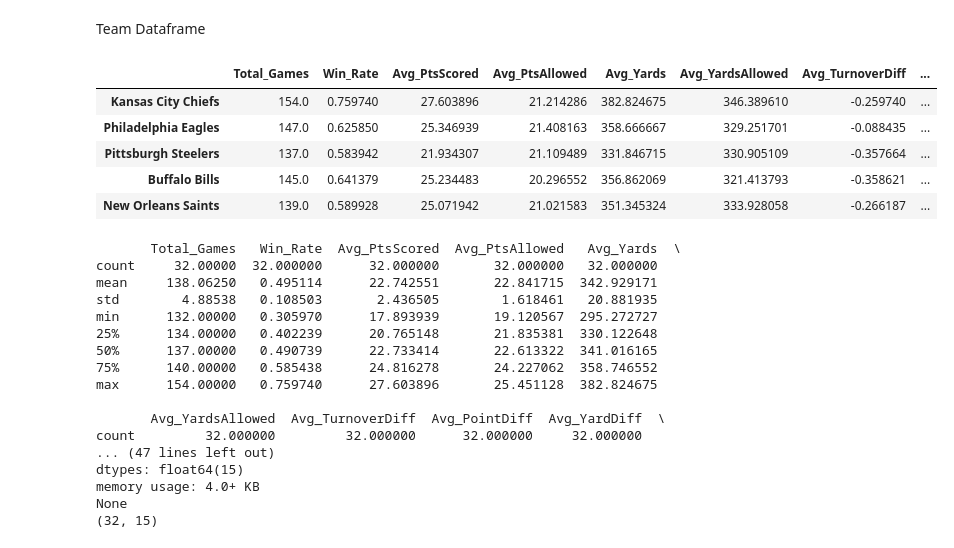
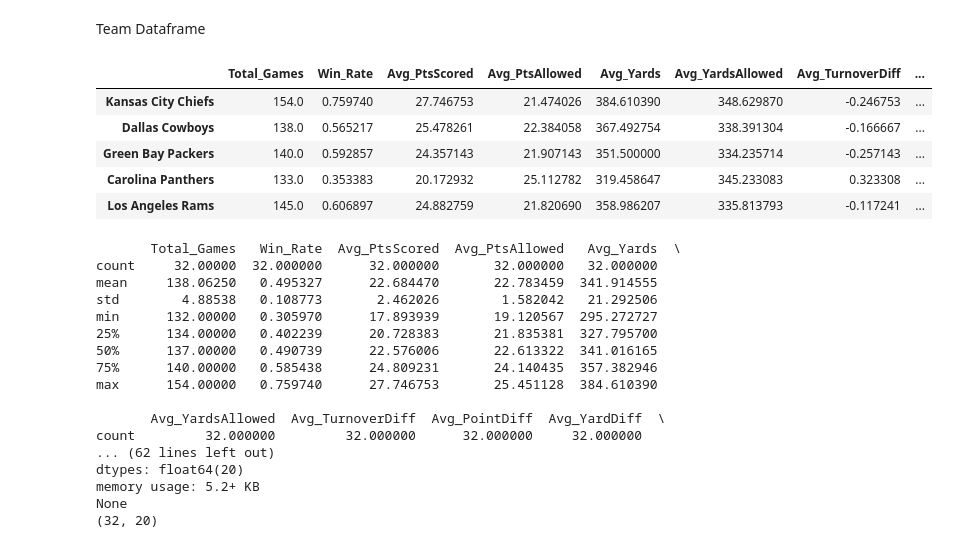
Before and after one commit to JonathanK556/NFL-Model, a Jupyter notebook: Data_Wrangling.ipynb, the cells around one changed output. Cells and saved outputs as stored; diff of their text form; code cells hidden in the pictures.

Commit message:
Updated data wrangling

```diff
--- a/Data_Wrangling.ipynb
+++ b/Data_Wrangling.ipynb
@@ -410,12 +422,19 @@ print(NFL["Winner"].unique())
  'Jacksonville Jaguars']
 # %% [markdown]
 Team Dataframe
+# %%
+# Make sure NFL DataFrame is sorted by Date (ascending or descending)
+NFL.index = pd.to_datetime(NFL.index)  # Convert the index (Date) to datetime, if it's not already
+
+# Sort the DataFrame by the Date index (ascending or descending)
+NFL = NFL.sort_index(ascending=True)
 # %%
 # Initialize an empty DataFrame to hold the stats
 team_stats = pd.DataFrame(columns=[
     'Total_Games', 'Win_Rate', 'Avg_PtsScored', 'Avg_PtsAllowed', 'Avg_Yards', 'Avg_YardsAllowed', 'Avg_TurnoverDiff',
     'Avg_PointDiff', 'Avg_YardDiff',
-    'Home_PtsScored', 'Away_PtsScored', 'Home_Yards', 'Away_Yards', 'Home_Turnover', 'Away_Turnover'
+    'Home_PtsScored', 'Away_PtsScored', 'Home_Yards', 'Away_Yards', 'Home_Turnover', 'Away_Turnover',
+    'Last5_Win_Rate', 'Last5_Avg_PtsScored', 'Last5_Avg_PtsAllowed', 'Last5_Avg_TurnoverDiff', 'Last5_Avg_PointDiff'
 ])
 
 # Iterate through each team
@@ -437,14 +456,14 @@ for team in NFL['Winner'].unique():
     sum_yard_diff_win = win_games['YardDiff'].sum()  # Sum yard diff in wins
 
     # Stats where the team was the loser
-    loss_games = NFL[(NFL['Loser'] == team) | (NFL['Winner'] == team) & (NFL['Tie'] == True)]
+    loss_games = NFL[(NFL['Loser'] == team) & (NFL['Tie'] == False)]
     sum_pts_scored_loss = loss_games['PtsL'].sum()  # Sum points scored in losses
     sum_pts_allowed_loss = loss_games['PtsW'].sum()  # Sum points allowed in losses
     sum_yards_loss = loss_games['YdsL'].sum()  # Sum yards scored in losses
     sum_yards_allowed_loss = loss_games['YdsW'].sum()  # Sum yards allowed in losses
     sum_turnover_diff_loss = (-loss_games['TurnoverDiff'].sum())  # Sum turnover diff in losses
     sum_point_diff_loss = (-loss_games['PointDiff'].sum())  # Sum point diff in losses
-    sum_yard_diff_loss = (-loss_games['YardDiff'].sum())  # sum yard diff in losses
+    sum_yard_diff_loss = (-loss_games['YardDiff'].sum())  # Sum yard diff in losses
 
     #Games where team was Home and Away
     home_games_team = NFL[((NFL['Home'] == True) & (NFL['Winner'] == team)) | ((NFL['Home'] == False) & (NFL['Loser'] == team))]
@@ -472,39 +491,50 @@ for team in NFL['Winner'].unique():
         away_games_team[away_games_team['Loser'] == team]['YdsL']
     ]).mean() if len(home_games_team) > 0 else 0)
     home_turnover =  (
     pd.concat([
         home_games_team[home_games_team['Winner'] == team]['TOW'],
         home_games_team[home_games_team['Loser'] == team]['TOL']
     ]).mean() if len(home_games_team) > 0 else 0)
     away_turnover =  (
     pd.concat([
         away_games_team[away_games_team['Winner'] == team]['TOW'],
         away_games_team[away_games_team['Loser'] == team]['TOL']
     ]).mean() if len(home_games_team) > 0 else 0)
 
+    # Last 5 games stats
+    last5_games = NFL[(NFL['Winner'] == team) | (NFL['Loser'] == team)].tail(5)
+    last5_win_rate = len(last5_games[last5_games['Winner'] == team]) / len(last5_games)
+    last5_pts_scored = last5_games['PtsW'].mean() if len(last5_games) > 0 else 0
+    last5_pts_allowed = last5_games['PtsL'].mean() if len(last5_games) > 0 else 0
+    last5_turnover_diff = last5_games['TurnoverDiff'].mean() if len(last5_games) > 0 else 0
+    last5_point_diff = last5_games['PointDiff'].mean() if len(last5_games) > 0 else 0
+
+
     # Add all stats to the new dataframe
     team_stats.loc[team] = [
         total_games, win_rate,
         (sum_pts_scored_win + sum_pts_scored_loss) / total_games,  # Average points scored across wins and losses
         (sum_pts_allowed_win + sum_pts_allowed_loss) / total_games,  # Average points allowed across wins and losses
         (sum_yards_win + sum_yards_loss) / total_games,  # Average yards across wins and losses
         (sum_yards_allowed_win + sum_yards_allowed_loss) / total_games,  # Average yards allowed across wins and losses
         (sum_turnover_diff_win + sum_turnover_diff_loss) / total_games,  # Average turnover diff across wins and losses
         (sum_point_diff_win + sum_point_diff_loss) / total_games,  # Average point diff across wins and losses
         (sum_yard_diff_win + sum_yard_diff_loss) / total_games,  # Average yard diff across wins and losses
 
-        home_pts_scored, away_pts_scored, home_yards, away_yards, home_turnover, away_turnover
+        home_pts_scored, away_pts_scored, home_yards, away_yards, home_turnover, away_turnover,
+
+        last5_win_rate, last5_pts_scored, last5_pts_allowed, last5_turnover_diff, last5_point_diff  # Last 5 games stats
     ]
 
 # Show the new team stats dataframe
 team_stats.head()
 # %% [output]
 |  | Total_Games | Win_Rate | Avg_PtsScored | Avg_PtsAllowed | Avg_Yards | Avg_YardsAllowed | Avg_TurnoverDiff | ... |
-| Kansas City Chiefs | 154.0 | 0.759740 | 27.603896 | 21.214286 | 382.824675 | 346.389610 | -0.259740 | ... |
-| Philadelphia Eagles | 147.0 | 0.625850 | 25.346939 | 21.408163 | 358.666667 | 329.251701 | -0.088435 | ... |
-| Pittsburgh Steelers | 137.0 | 0.583942 | 21.934307 | 21.109489 | 331.846715 | 330.905109 | -0.357664 | ... |
-| Buffalo Bills | 145.0 | 0.641379 | 25.234483 | 20.296552 | 356.862069 | 321.413793 | -0.358621 | ... |
-| New Orleans Saints | 139.0 | 0.589928 | 25.071942 | 21.021583 | 351.345324 | 333.928058 | -0.266187 | ... |
+| Kansas City Chiefs | 154.0 | 0.759740 | 27.746753 | 21.474026 | 384.610390 | 348.629870 | -0.246753 | ... |
+| Dallas Cowboys | 138.0 | 0.565217 | 25.478261 | 22.384058 | 367.492754 | 338.391304 | -0.166667 | ... |
+| Green Bay Packers | 140.0 | 0.592857 | 24.357143 | 21.907143 | 351.500000 | 334.235714 | -0.257143 | ... |
+| Carolina Panthers | 133.0 | 0.353383 | 20.172932 | 25.112782 | 319.458647 | 345.233083 | 0.323308 | ... |
+| Los Angeles Rams | 145.0 | 0.606897 | 24.882759 | 21.820690 | 358.986207 | 335.813793 | -0.117241 | ... |
 # %%
 print(team_stats.describe())
 print(team_stats.info())
@@ -512,21 +542,21 @@ print(team_stats.shape)
 # %% [output]
        Total_Games   Win_Rate  Avg_PtsScored  Avg_PtsAllowed   Avg_Yards  \
 count     32.00000  32.000000      32.000000       32.000000   32.000000
-mean     138.06250   0.495114      22.742551       22.841715  342.929171
-std        4.88538   0.108503       2.436505        1.618461   20.881935
+mean     138.06250   0.495327      22.684470       22.783459  341.914555
+std        4.88538   0.108773       2.462026        1.582042   21.292506
 min      132.00000   0.305970      17.893939       19.120567  295.272727
-25%      134.00000   0.402239      20.765148       21.835381  330.122648
-50%      137.00000   0.490739      22.733414       22.613322  341.016165
-75%      140.00000   0.585438      24.816278       24.227062  358.746552
-max      154.00000   0.759740      27.603896       25.451128  382.824675
+25%      134.00000   0.402239      20.728383       21.835381  327.795700
+50%      137.00000   0.490739      22.576006       22.613322  341.016165
+75%      140.00000   0.585438      24.809231       24.140435  357.382946
+max      154.00000   0.759740      27.746753       25.451128  384.610390
 
        Avg_YardsAllowed  Avg_TurnoverDiff  Avg_PointDiff  Avg_YardDiff  \
 count         32.000000         32.000000      32.000000     32.000000
-... (47 lines left out)
-dtypes: float64(15)
-memory usage: 4.0+ KB
+... (62 lines left out)
+dtypes: float64(20)
+memory usage: 5.2+ KB
 None
-(32, 15)
+(32, 20)
 # %%
 team_stats
 # %% [output]
```
Also changed, not shown: parts of 11 cells of this notebook, 1 other file.
